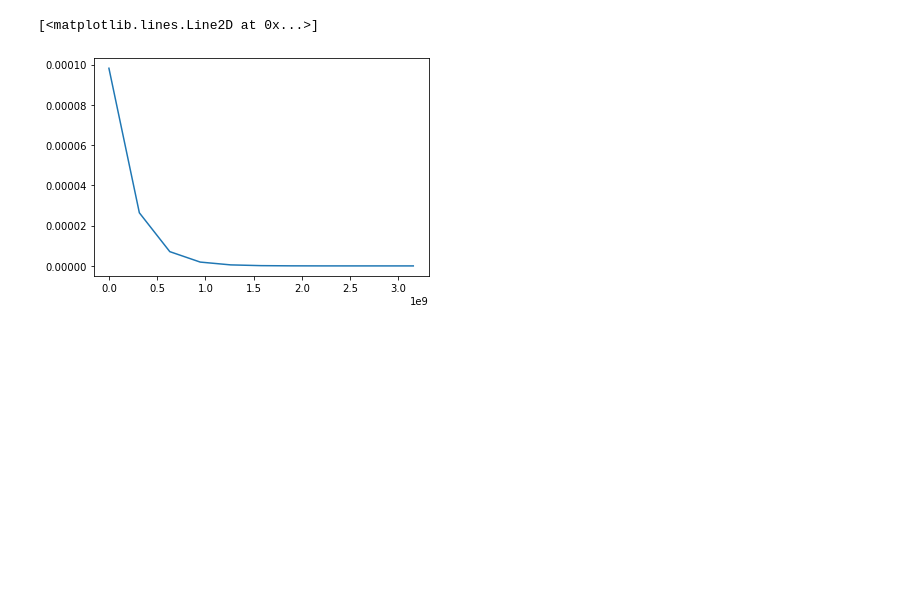
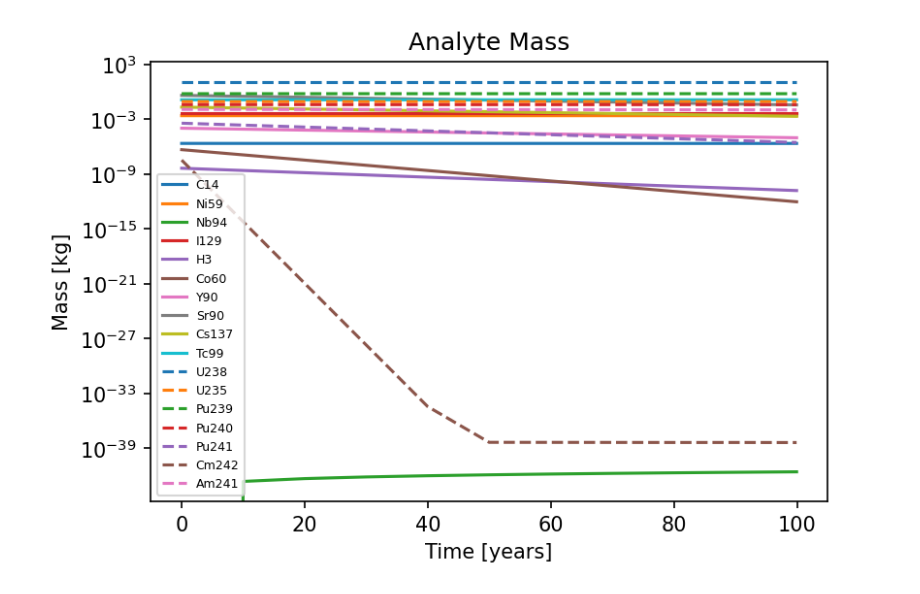
Before and after one commit to j-fletcher/barc_blanket, a Jupyter notebook: postprocess_depletion.ipynb, the cells around one changed output. Cells and saved outputs as stored; diff of their text form; code cells hidden in the pictures; blank space fills up the shorter version.

```diff
--- a/postprocess_depletion.ipynb
+++ b/postprocess_depletion.ipynb
@@ -36,8 +53,16 @@ plt.savefig("new.png")
-# %%
-# plot reaction rates for C14
-
-times, rr_c14 = result.get_mass(mat="15",nuc="Co60")
-plt.plot(times, rr_c14)
-# %% [output]
-[<matplotlib.lines.Line2D at 0x...>]
-[figure, removed]
+# %%
+# plot analyte masses
+fig, ax = plt.subplots(dpi=150)
+for i in problem_nuclides+fission_products:
+    times, mass = result.get_mass(mat='12', nuc=i, time_units='a', mass_units='kg')
+    ax.semilogy(times, mass, label=i)
+for i in actinides:
+    times, mass = result.get_mass(mat='12', nuc=i, time_units='a', mass_units='kg')
+    ax.semilogy(times, mass, label=i, ls="--")
+ax.set_title("Analyte Mass")
+ax.set_xlabel("Time [years]")
+ax.set_ylabel("Mass [kg]")
+ax.legend(fontsize=6)
+plt.show()
+# %% [output]
+[figure, added]
```
Also changed, not shown: parts of 6 cells of this notebook, 3 other files.
